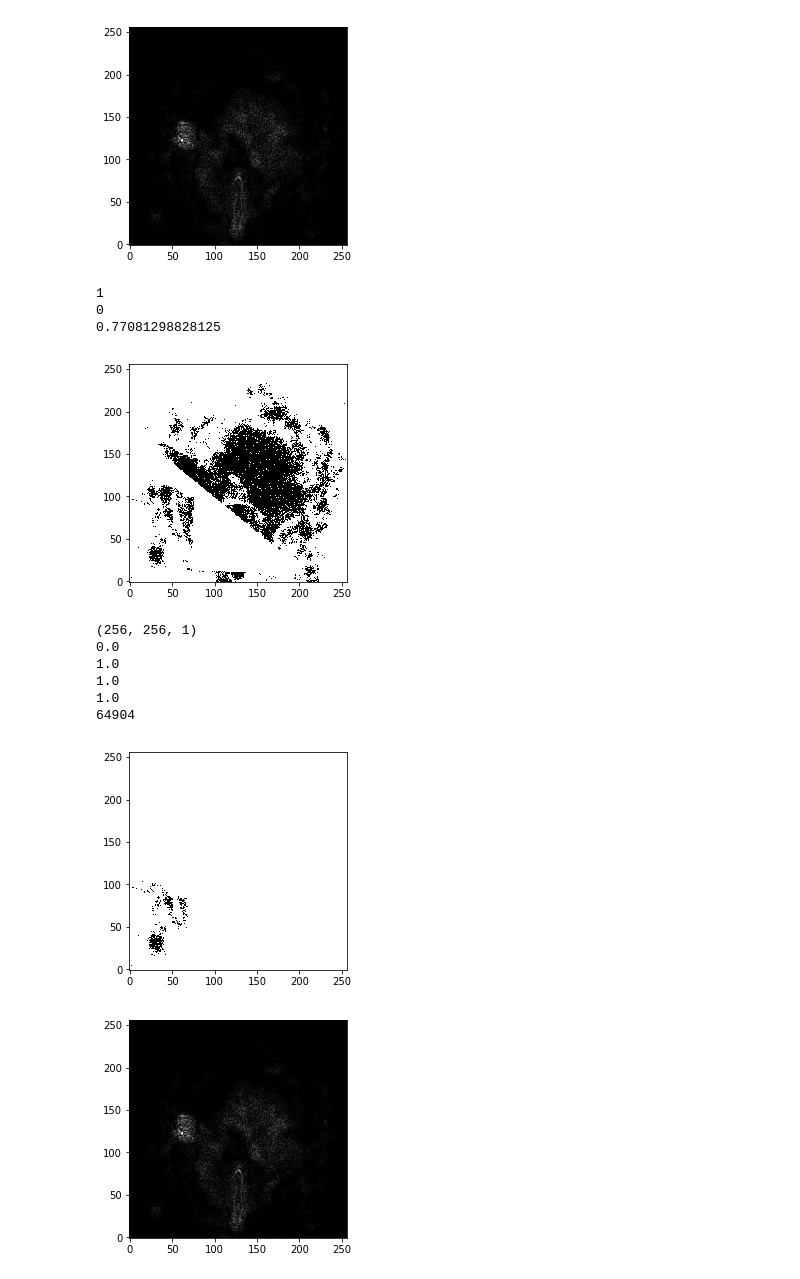
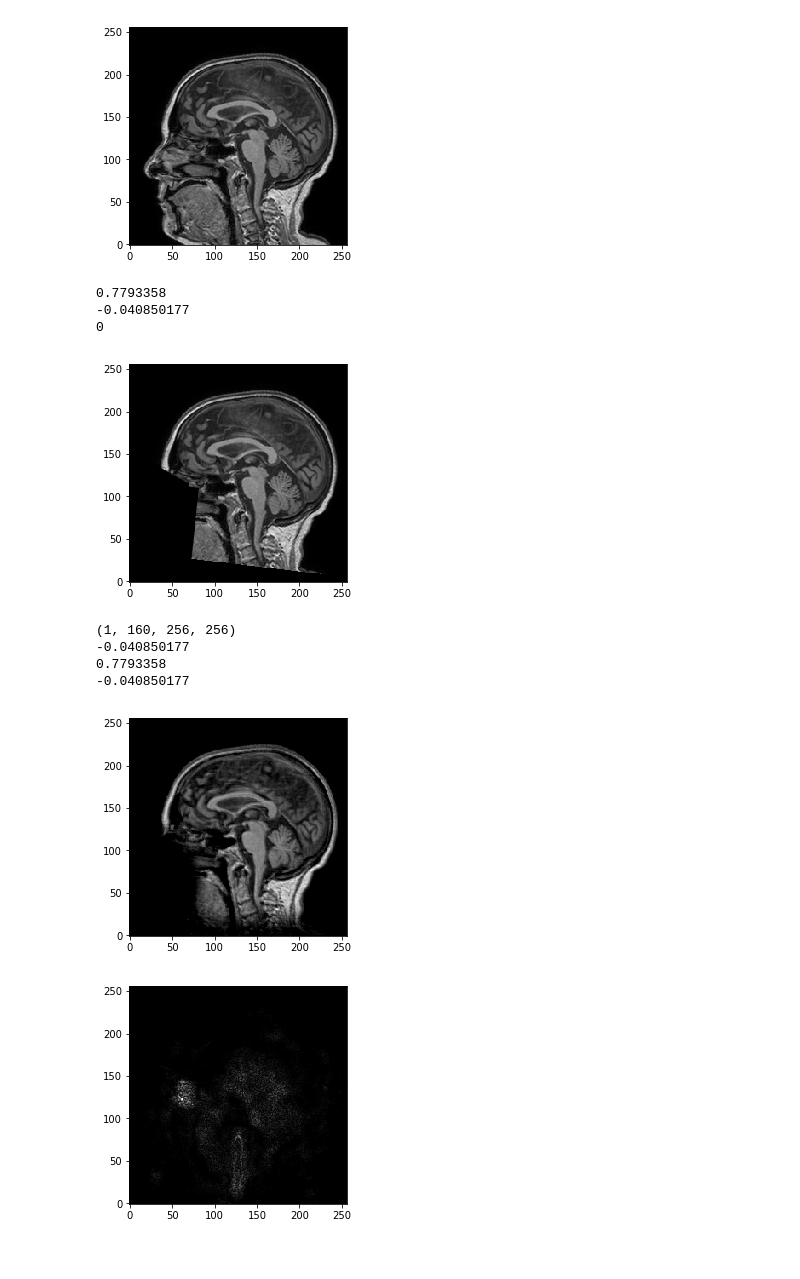
Before and after one commit to mechaman/ARFF-CNN, a Jupyter notebook: notebooks/Visual_Scratchpad_2.ipynb, the cells around one changed output. Cells and saved outputs as stored; diff of their text form; code cells hidden in the pictures.

```diff
--- a/notebooks/Visual_Scratchpad_2.ipynb
+++ b/notebooks/Visual_Scratchpad_2.ipynb
@@ -36,0 +59,14 @@ Dice Coefficient :  0.0807564528494761
+# %%
+# Compute dice coef.
+def_data = np.swapaxes(def_data, 0, -1)
+mask_data = np.squeeze(mask_data)
+def_data = resize_image(def_data)
+# mask_data = normalize_img(mask_data)
+def_data = normalize_img(def_data)
+print(np.min(def_data), np.max(def_data))
+print(np.min(mask_data), np.max(mask_data))
+print(mask_data.shape)
+print(def_data.shape)
+
+print(np.percentile(mask_data, 70))
+print('M S E : ', ((mask_data - def_data) ** 2).mean())
@@ -56,36 +129,36 @@ def normalizeImg(x):
             #norm_data2[:, 127, :],
             #norm_data2[:, :, 74]]
 norm = norm_data
-show_slice(norm)
+show_slice(norm[:, :, 75])
 # %% [output]
-[figure, old version]
+[figure, new version]
 # %%
-show_slice(mask_data)
+show_slice(def_data[:, :, 75])
 print(np.max(mask_data))
 print(np.min(mask_data))
 print(len(np.where(mask_data == 1)[0])/np.prod(mask_data.shape))
 # %% [output]
-1
+0.7793358
+-0.040850177
 0
-0.77081298828125
-[figure, old version]
+[figure, new version]
 # %%
 # Predicted
-print(pmask_data.shape)
-show_slice(normalizeImg(pmask_data[:, :, 0]))
-print(np.min(pmask_data))
-print(np.max(pmask_data))
-print(np.median(pmask_data))
-print(np.percentile(pmask_data, 75))
-print(len(np.where(pmask_data == 1)[0]))
+print(mask_data.shape)
+mask_data = np.squeeze(mask_data)
+mask_data = np.swapaxes(mask_data, 0, -1)
+show_slice(mask_data[:, :, 75])
+print(np.min(mask_data))
+print(np.max(mask_data))
+print(np.median(mask_data))
+# print(np.percentile(pmask_data, 75))
+# print(len(np.where(pmask_data == 1)[0]))
 # %% [output]
-(256, 256, 1)
-0.0
-1.0
-1.0
-1.0
-64904
+(1, 160, 256, 256)
+-0.040850177
+0.7793358
+-0.040850177
-[figure, old version]
+[figure, new version]
 # %%
 norm = norm_data
 show_slice(norm)
```
Also changed, not shown: parts of 7 cells of this notebook, 1 other file.
